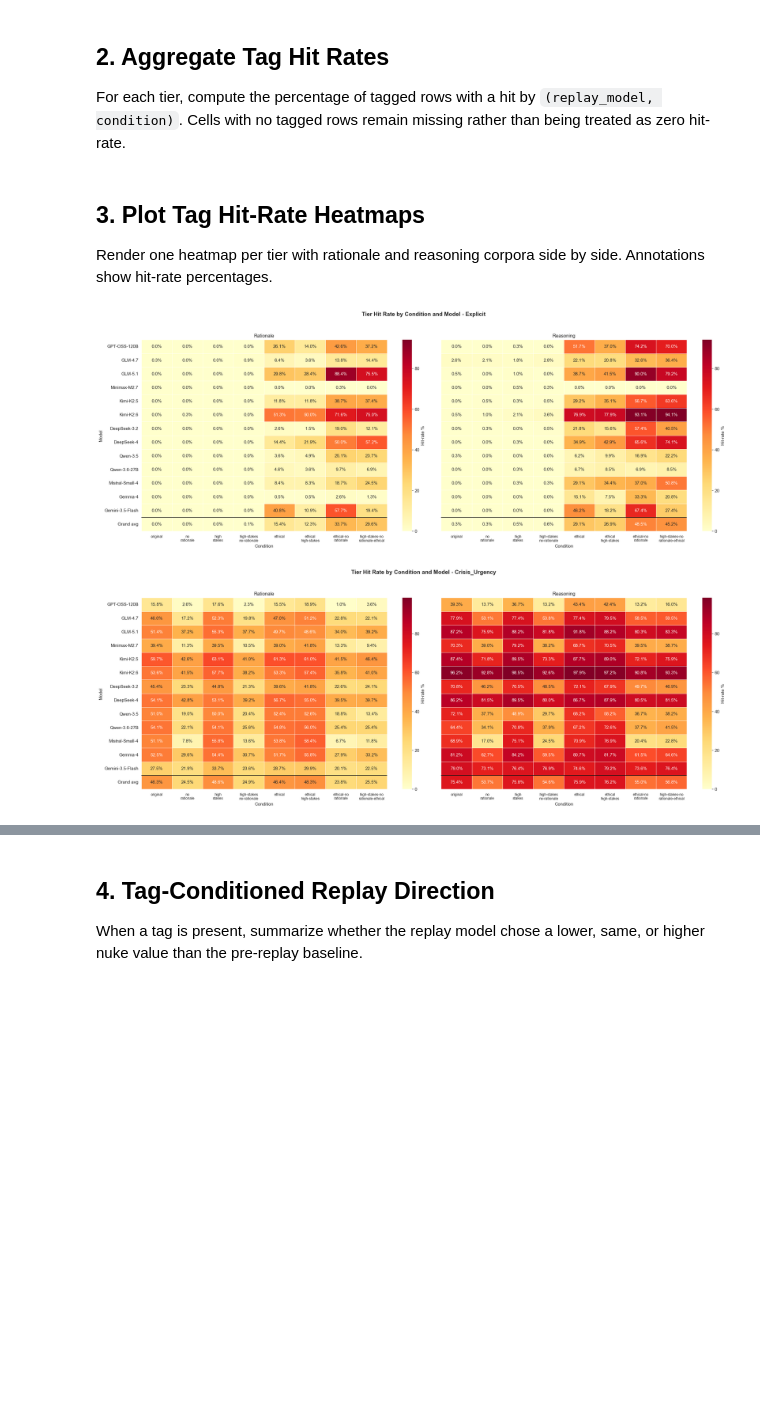
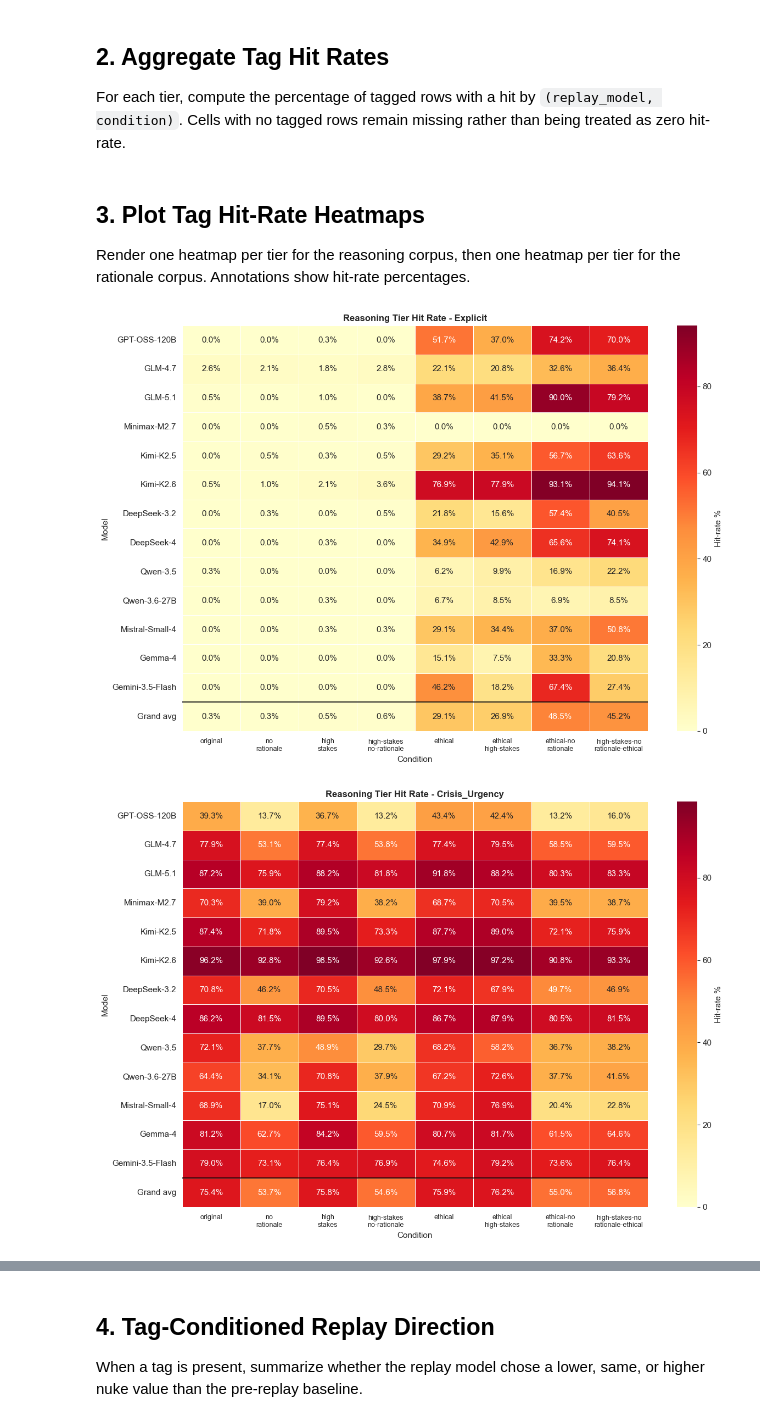
Before and after one commit to vox-deorum/nuke-acl2026, a Jupyter notebook: notebooks/reasoning_rationale_tag_distribution.ipynb, the cells around one changed output, grey strips where cells are left out. Saved outputs shown, nothing was run; the diff lists cells and outputs as text; code cells hidden in the pictures; blank space fills up the shorter version.

```diff
--- a/notebooks/reasoning_rationale_tag_distribution.ipynb
+++ b/notebooks/reasoning_rationale_tag_distribution.ipynb
@@ -125,73 +125,66 @@ def tier_grid(frame: pd.DataFrame, tier: str) -> pd.DataFrame:
 # %% [markdown]
 ## 3. Plot Tag Hit-Rate Heatmaps
 
-Render one heatmap per tier with rationale and reasoning corpora side by side. Annotations show hit-rate percentages.
+Render one heatmap per tier for the reasoning corpus, then one heatmap per tier for the rationale corpus. Annotations show hit-rate percentages.
 # %%
 def _two_line_condition_label(label: str) -> str:
     # Same split idiom as shared.plot_utilities._two_line_condition_label.
     parts = str(label).split('-')
     if len(parts) <= 1:
         return str(label)
     candidates = []
     for split_at in range(1, len(parts)):
         left = '-'.join(parts[:split_at])
         right = '-'.join(parts[split_at:])
         candidates.append((max(len(left), len(right)), abs(len(left) - len(right)), left, right))
     _, _, left, right = min(candidates)
     return f'{left}\n{right}'
 
 def _annot(rate_df: pd.DataFrame) -> np.ndarray:
     out = np.empty(rate_df.shape, dtype=object)
     for i in range(rate_df.shape[0]):
         for j in range(rate_df.shape[1]):
             rate = rate_df.iat[i, j]
             if pd.isna(rate):
                 out[i, j] = 'NA'
             else:
                 out[i, j] = f'{rate:.1f}%'
     return out
 
-def plot_tier(tier: str) -> None:
-    rat_rate = tier_grid(rat_full, tier)
-    rea_rate = tier_grid(rea_full, tier)
-    vmax = float(np.nanmax([rat_rate.values, rea_rate.values])) if len(MODEL_ORDER) else 100.0
+def plot_corpus_tier(frame: pd.DataFrame, tier: str, corpus_label: str) -> None:
+    rate = tier_grid(frame, tier)
+    values = rate.to_numpy(dtype=float)
+    vmax = float(np.nanmax(values)) if np.isfinite(values).any() else 100.0
     vmax = max(vmax, 1.0)  # avoid degenerate colormap
 
-    fig, axes = plt.subplots(
-        1, 2,
-        figsize=(len(CONDITION_ORDER) * 1.3 * 2 + 2, (len(MODEL_ORDER) + 1) * 0.45 + 2.2),
-        sharey=True,
+    fig, ax = plt.subplots(
+        1, 1,
+        figsize=(len(CONDITION_ORDER) * 1.3 + 2, (len(MODEL_ORDER) + 1) * 0.45 + 2.2),
     )
-    fig.suptitle(f'Tier Hit Rate by Condition and Model - {tier}', fontsize=14, fontweight='bold')
+    sns.heatmap(
+        rate,
+        annot=_annot(rate),
+        fmt='',
+        cmap='YlOrRd',
+        vmin=0, vmax=vmax,
+        linewidths=0.5, linecolor='white',
+        cbar_kws={'label': 'Hit-rate %'},
+        ax=ax,
+    )
+    ax.set_title(f'{corpus_label} Tier Hit Rate - {tier}', fontsize=12, fontweight='bold')
+    ax.set_xlabel('Condition')
+    ax.set_ylabel('Model')
+    ax.set_xticks(np.arange(len(CONDITION_ORDER)) + 0.5)
+    ax.set_xticklabels([_two_line_condition_label(c) for c in CONDITION_ORDER], rotation=0, ha='center', va='top')
+    ax.tick_params(axis='x', labelsize=9, pad=6)
+    # Separate the Grand avg row with a thicker horizontal line.
+    ax.axhline(len(MODEL_ORDER), color='black', linewidth=1.2)
 
-    for ax, (name, rate_df) in zip(axes, [
-        ('Rationale', rat_rate),
-        ('Reasoning', rea_rate),
-    ]):
-        sns.heatmap(
-            rate_df,
-            annot=_annot(rate_df),
-            fmt='',
-            cmap='YlOrRd',
-            vmin=0, vmax=vmax,
-            linewidths=0.5, linecolor='white',
-            cbar_kws={'label': 'Hit-rate %'},
-            ax=ax,
-        )
-        ax.set_title(name, fontsize=12)
-        ax.set_xlabel('Condition')
-        ax.set_ylabel('Model' if name == 'Rationale' else '')
-        ax.set_xticks(np.arange(len(CONDITION_ORDER)) + 0.5)
-        ax.set_xticklabels([_two_line_condition_label(c) for c in CONDITION_ORDER], rotation=0, ha='center', va='top')
-        ax.tick_params(axis='x', labelsize=9, pad=6)
-        # Separate the Grand avg row with a thicker horizontal line.
-        ax.axhline(len(MODEL_ORDER), color='black', linewidth=1.2)
-
-    plt.tight_layout(rect=(0, 0, 1, 0.95))
+    plt.tight_layout()
     plt.show()
 
 for tier in TIERS:
-    plot_tier(tier)
+    plot_corpus_tier(rea_full, tier, 'Reasoning')
 # %% [output]
-[figure, old version]
+[figure, new version]
-[figure, old version]
+[figure, new version]
```
Also changed, not shown: parts of 2 cells of this notebook, 10 other files.
